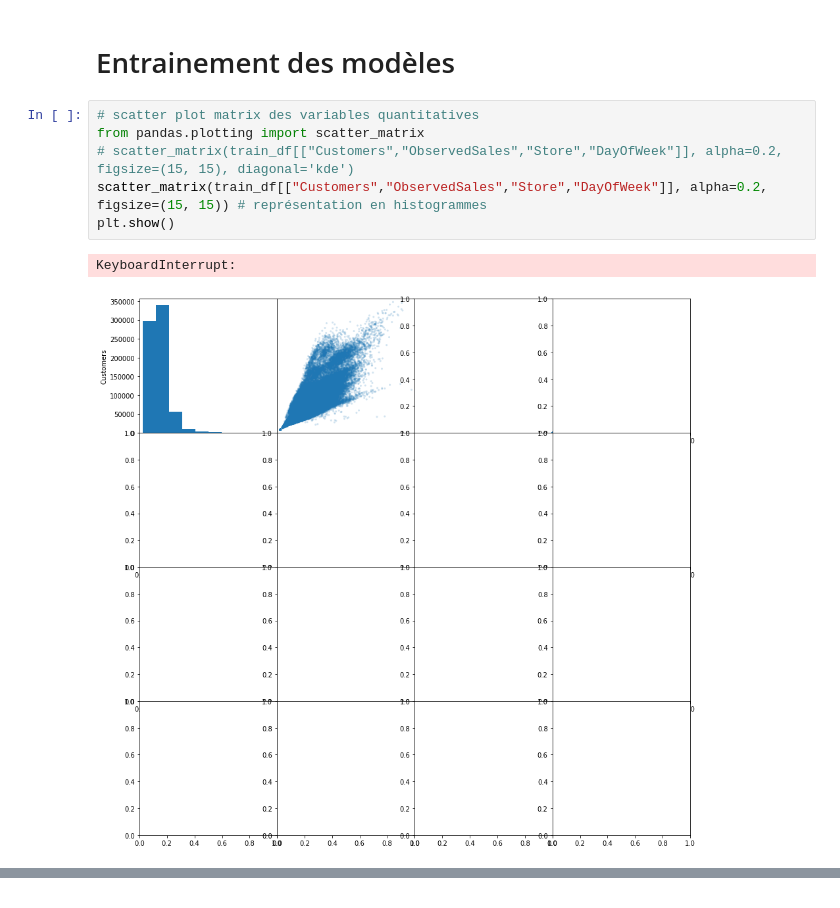
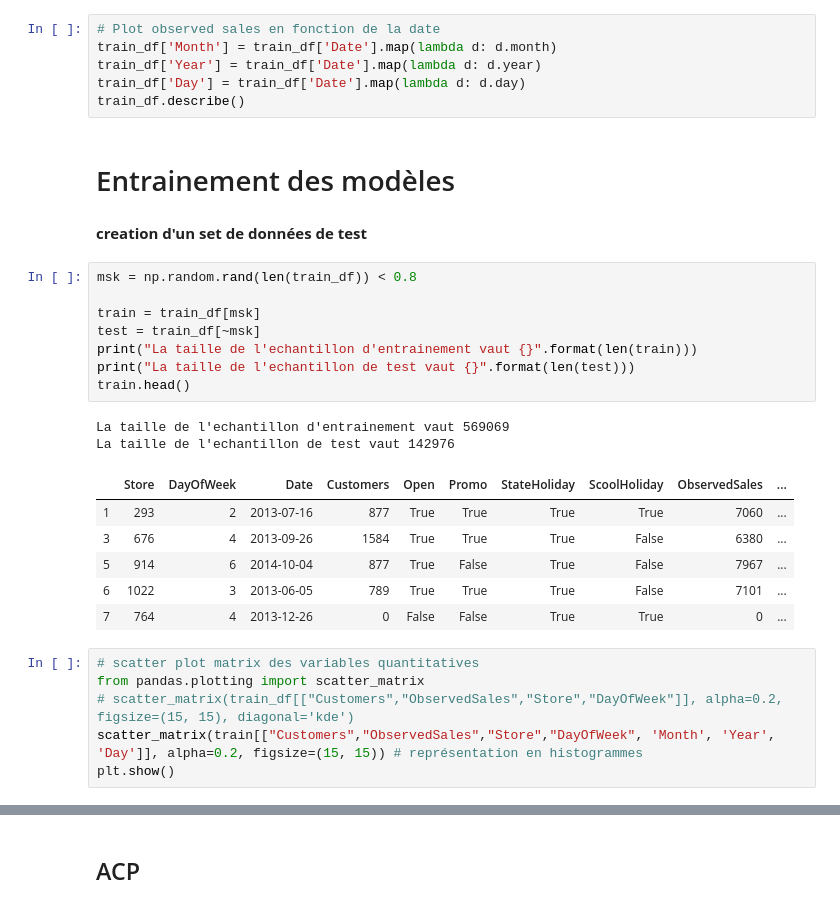
Before and after one commit to Arnofnr/ProjectBigDataCertif, a Jupyter notebook: SalesPredictionArnaud.ipynb, the cells around one changed output, grey strips where cells are left out. Drawn from its saved outputs; the diff is of its cells as text.

```diff
--- a/SalesPredictionArnaud.ipynb
+++ b/SalesPredictionArnaud.ipynb
@@ -79,17 +81,39 @@ train_df.describe()
 | 50% | 558.000000 | 4.000000 | 609.000000 | 5746.000000 |
 | 75% | 837.000000 | 6.000000 | 838.000000 | 7859.000000 |
 | max | 1115.000000 | 7.000000 | 5494.000000 | 41551.000000 |
+# %%
+# Plot observed sales en fonction de la date
+train_df['Month'] = train_df['Date'].map(lambda d: d.month)
+train_df['Year'] = train_df['Date'].map(lambda d: d.year)
+train_df['Day'] = train_df['Date'].map(lambda d: d.day)
+train_df.describe()
 # %% [markdown]
 # Entrainement des modèles
+# %% [markdown]
+**creation d'un set de données de test**
+# %%
+msk = np.random.rand(len(train_df)) < 0.8
+
+train = train_df[msk]
+test = train_df[~msk]
+print("La taille de l'echantillon d'entrainement vaut {}".format(len(train)))
+print("La taille de l'echantillon de test vaut {}".format(len(test)))
+train.head()
+# %% [output]
+La taille de l'echantillon d'entrainement vaut 569069
+La taille de l'echantillon de test vaut 142976
+|  | Store | DayOfWeek | Date | Customers | Open | Promo | StateHoliday | ScoolHoliday | ObservedSales | ... |
+| 1 | 293 | 2 | 2013-07-16 | 877 | True | True | True | True | 7060 | ... |
+| 3 | 676 | 4 | 2013-09-26 | 1584 | True | True | True | False | 6380 | ... |
+| 5 | 914 | 6 | 2014-10-04 | 877 | True | False | True | False | 7967 | ... |
+| 6 | 1022 | 3 | 2013-06-05 | 789 | True | True | True | False | 7101 | ... |
+| 7 | 764 | 4 | 2013-12-26 | 0 | False | False | True | True | 0 | ... |
 # %%
 # scatter plot matrix des variables quantitatives
 from pandas.plotting import scatter_matrix
 # scatter_matrix(train_df[["Customers","ObservedSales","Store","DayOfWeek"]], alpha=0.2, figsize=(15, 15), diagonal='kde')
-scatter_matrix(train_df[["Customers","ObservedSales","Store","DayOfWeek"]], alpha=0.2, figsize=(15, 15)) # représentation en histogrammes
+scatter_matrix(train[["Customers","ObservedSales","Store","DayOfWeek", 'Month', 'Year', 'Day']], alpha=0.2, figsize=(15, 15)) # représentation en histogrammes
 plt.show()
-# %% [output]
-KeyboardInterrupt:
-[figure, removed]
 # %% [markdown]
 ![scatter_matrix_variables_quantitatives.png](attachment:scatter_matrix_variables_quantitatives.png)
 ### Analyse du scatter matrix
@@ -97,3 +121,5 @@ Globalement, on observe que plus il y a de clients plus il y a de vente ce qui s
 On observe qu'il y a des magasins qui sont plus appréciés que d'autres avec des pics de visites de clients.
 Et ainsi, certains magasins se régalent au niveau des ventes.
 On pourrait classer les magasins selon leurs ventes.
+# %% [markdown]
+## ACP
```
Also changed, not shown: parts of 6 cells of this notebook, 2 other files.
